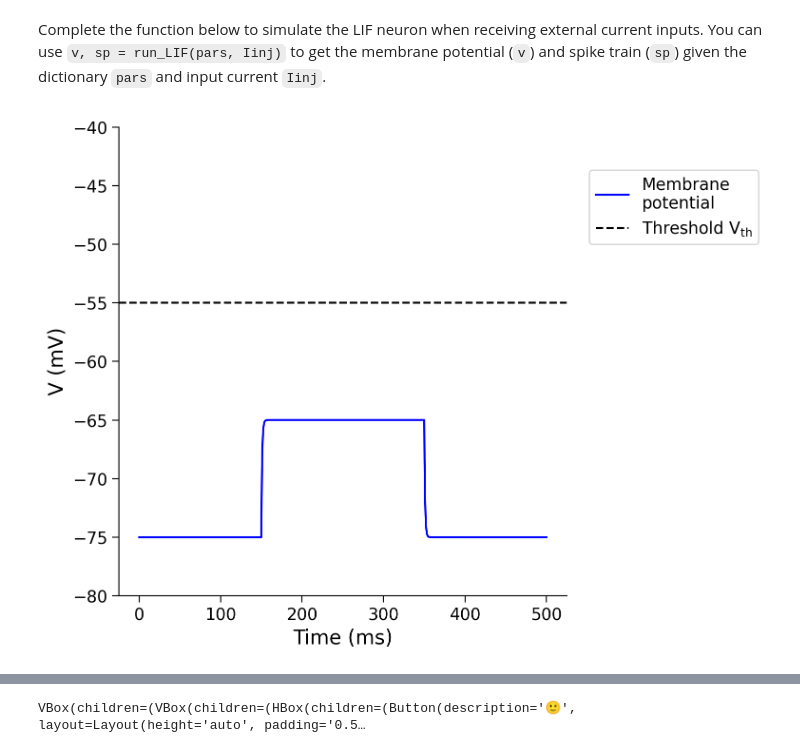
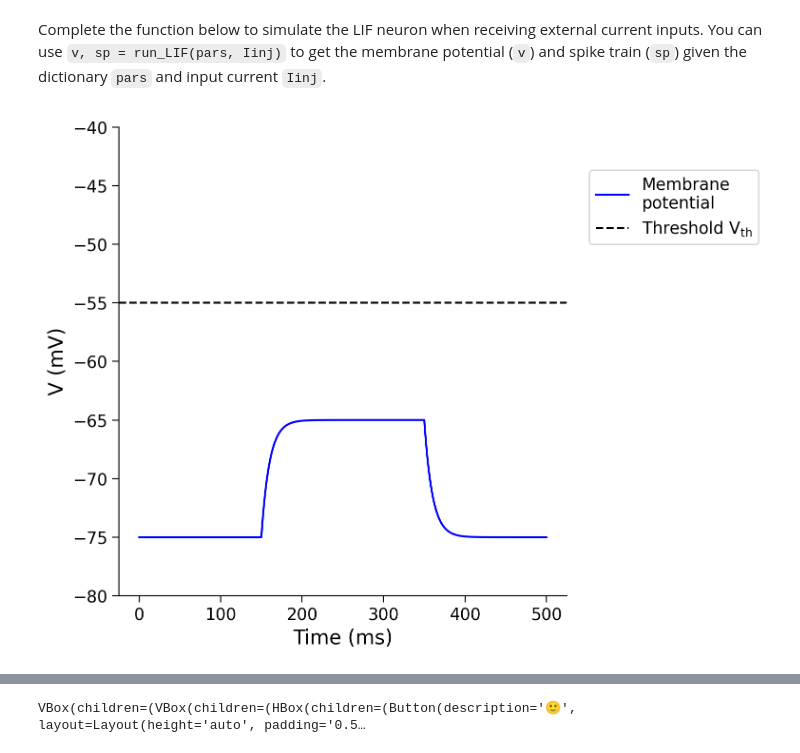
Before and after one commit to jevanluo/AlgorithmVisualizer, a Jupyter notebook: tutorials/W2D3_BiologicalNeuronModels/student/W2D3_Tutorial1.ipynb, the cells around one changed output, grey strips where cells are left out. Drawn from its saved outputs; the diff is of its cells as text; code cells hidden in the pictures.

```diff
--- a/tutorials/W2D3_BiologicalNeuronModels/student/W2D3_Tutorial1.ipynb
+++ b/tutorials/W2D3_BiologicalNeuronModels/student/W2D3_Tutorial1.ipynb
@@ -359,35 +359,35 @@ def run_LIF(pars, Iinj, stop=False):
       rec_spikes.append(it)  # record spike event
       v[it] = V_reset  # reset voltage
       tr = tref / dt  # set refractory time
 
     ########################################################################
     ## TODO for students: compute the membrane potential v, spike train sp #
     # Fill out function and remove
     #raise NotImplementedError('Student Exercise: calculate the dv/dt and the update step!')
     ########################################################################
 
     # Calculate the increment of the membrane potential
-    dv = (-(v[it]-E_L) + Iinj[it]/g_L)/tau_m
+    dv = (-(v[it]-E_L) + Iinj[it]/g_L)/tau_m * dt
 
     # Update the membrane potential
     v[it + 1] = v[it] + dv
 
   # Get spike times in ms
   rec_spikes = np.array(rec_spikes) * dt
 
   return v, rec_spikes
 
 
 # Get parameters
 pars = default_pars(T=500)
 
 # Simulate LIF model
 v, sp = run_LIF(pars, Iinj=100, stop=True)
 
 # Visualize
 plot_volt_trace(pars, v, sp)
 # %% [output]
-[figure, old version]
+[figure, new version]
 # %% [markdown]
 [*Click for solution*](https://github.com/NeuromatchAcademy/course-content/tree/main/tutorials/W2D3_BiologicalNeuronModels/solutions/W2D3_Tutorial1_Solution_60a1e954.py)
 
```
Also changed, not shown: parts of 9 cells of this notebook.
